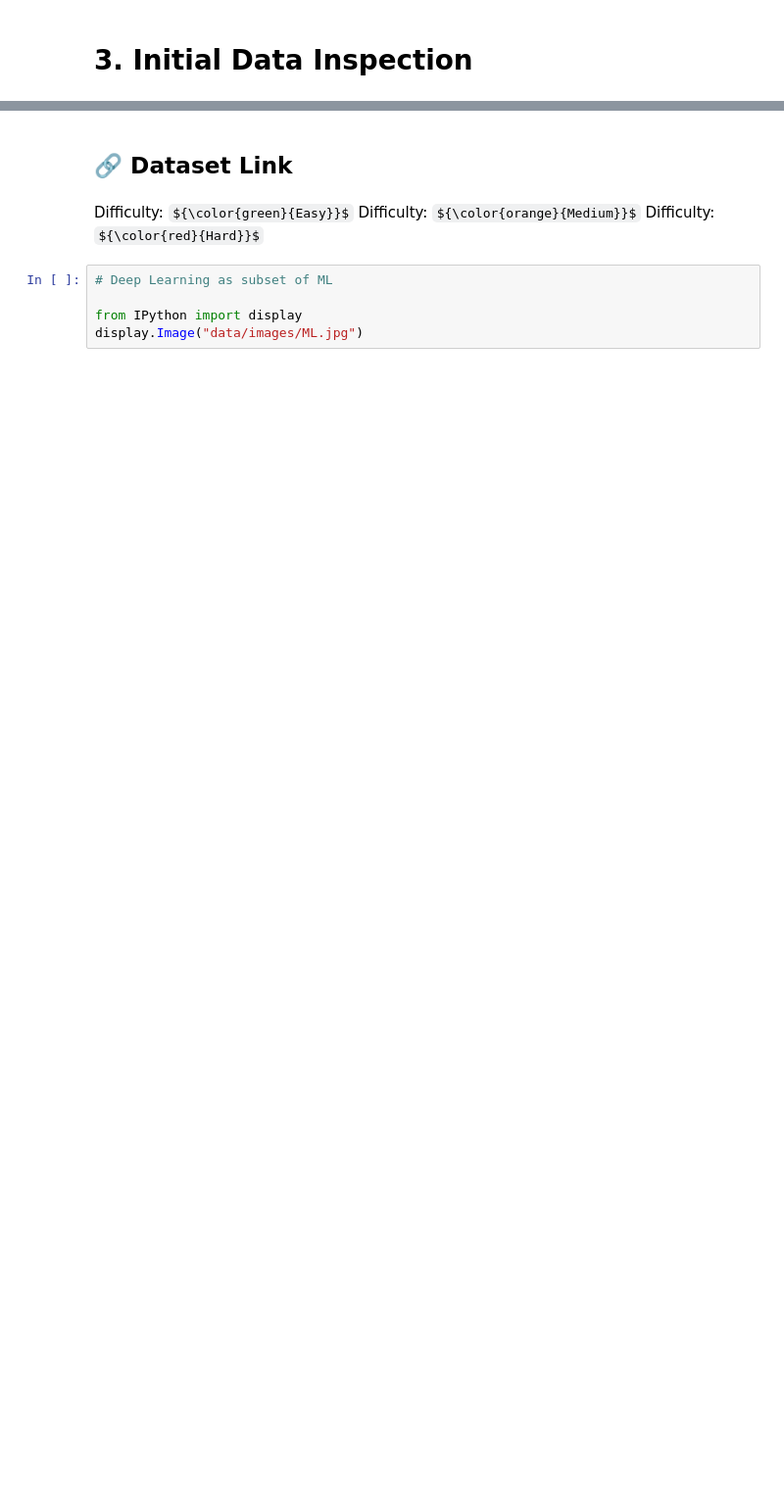
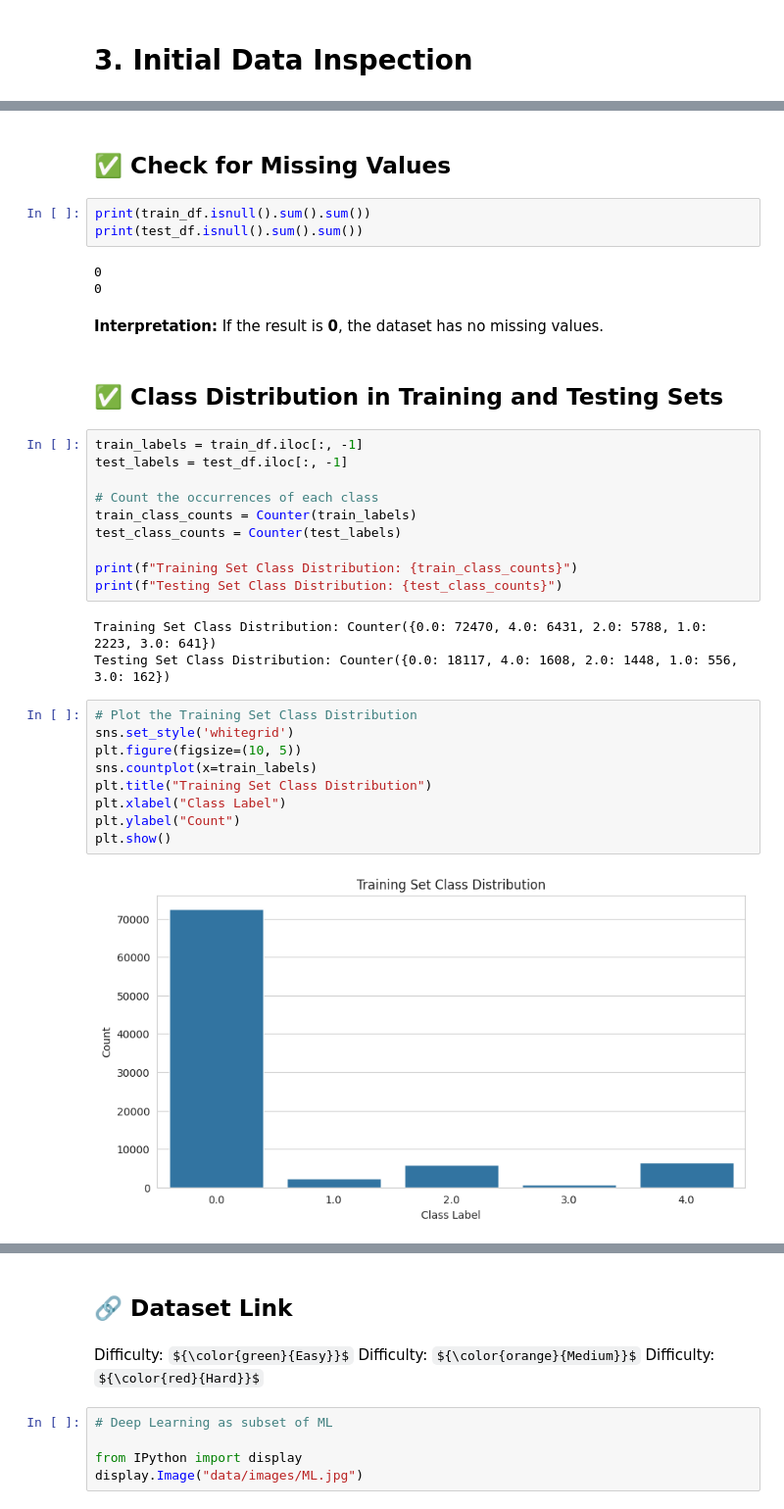
Before and after one commit to ancilcleetus/Time_Series_Project_01_ECG_Insight, a Jupyter notebook: notebooks/Kaggle_ECG_Heartbeat_Dataset_Exploration.ipynb, the cells around one changed output, grey strips where cells are left out. Shown at 98% size. Saved outputs shown, nothing was run; the diff lists cells and outputs as text; some formulas as TeX source; blank space fills up the shorter version.

```diff
--- a/notebooks/Kaggle_ECG_Heartbeat_Dataset_Exploration.ipynb
+++ b/notebooks/Kaggle_ECG_Heartbeat_Dataset_Exploration.ipynb
@@ -133,0 +142,36 @@ train_df.head()
+# %% [markdown]
+## ✅ Check for Missing Values
+# %%
+print(train_df.isnull().sum().sum())
+print(test_df.isnull().sum().sum())
+# %% [output]
+0
+0
+# %% [markdown]
+**Interpretation:** If the result is **0**, the dataset has no missing values.
+# %% [markdown]
+## ✅ Class Distribution in Training and Testing Sets
+# %%
+train_labels = train_df.iloc[:, -1]
+test_labels = test_df.iloc[:, -1]
+
+# Count the occurrences of each class
+train_class_counts = Counter(train_labels)
+test_class_counts = Counter(test_labels)
+
+print(f"Training Set Class Distribution: {train_class_counts}")
+print(f"Testing Set Class Distribution: {test_class_counts}")
+# %% [output]
+Training Set Class Distribution: Counter({0.0: 72470, 4.0: 6431, 2.0: 5788, 1.0: 2223, 3.0: 641})
+Testing Set Class Distribution: Counter({0.0: 18117, 4.0: 1608, 2.0: 1448, 1.0: 556, 3.0: 162})
+# %%
+# Plot the Training Set Class Distribution
+sns.set_style('whitegrid')
+plt.figure(figsize=(10, 5))
+sns.countplot(x=train_labels)
+plt.title("Training Set Class Distribution")
+plt.xlabel("Class Label")
+plt.ylabel("Count")
+plt.show()
+# %% [output]
+[figure, added]
```
Also changed, not shown: parts of 8 cells of this notebook.
